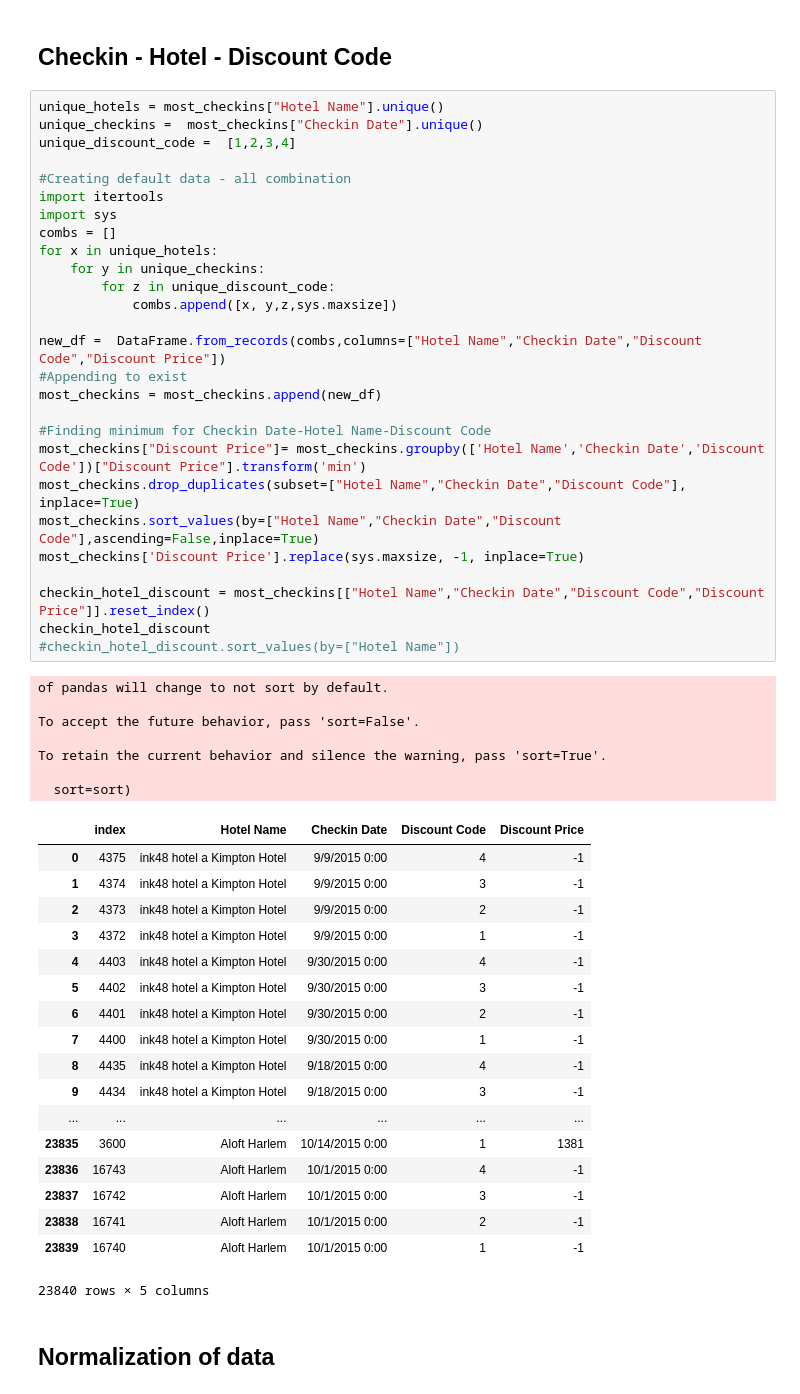
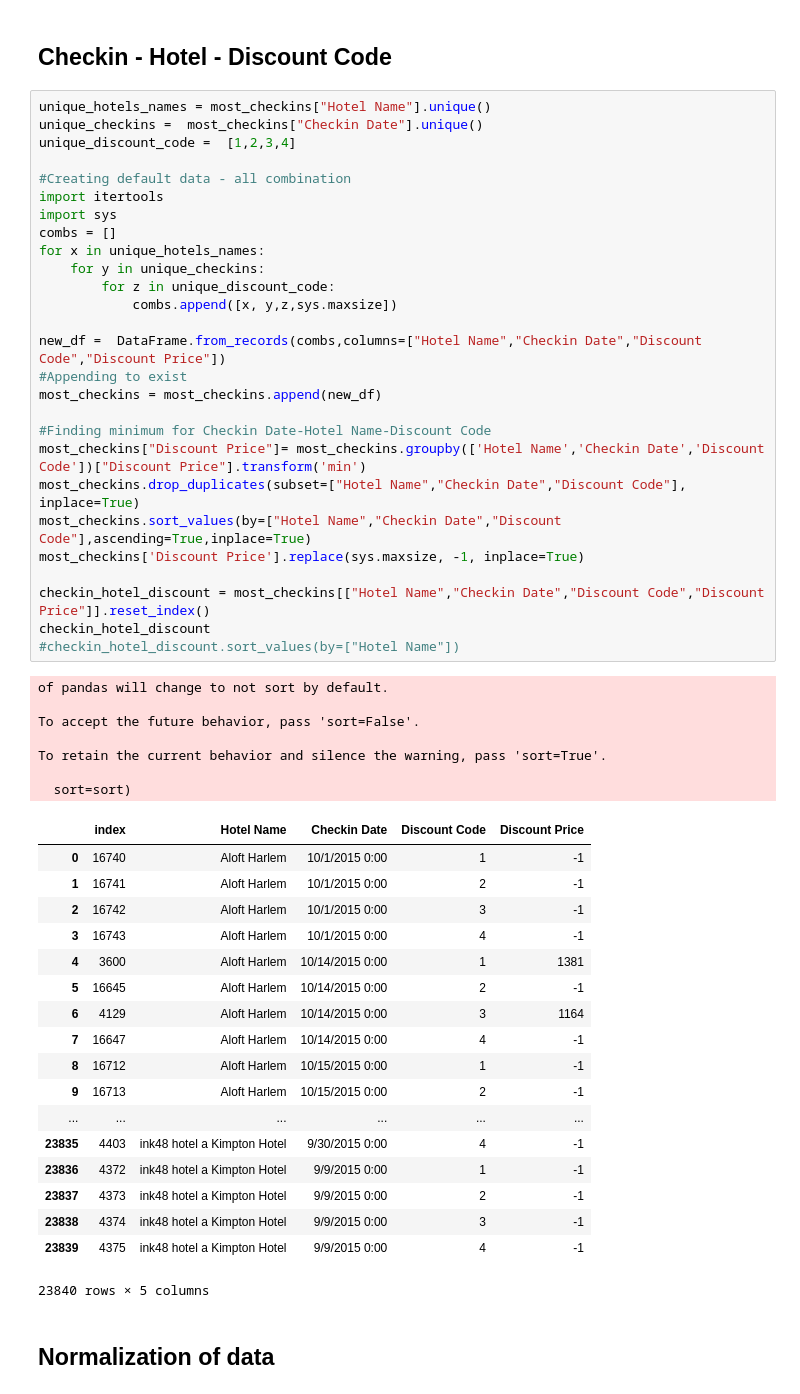
Before and after one commit to EliadProject/Hotels-Data-Science, a Jupyter notebook: Clustering.ipynb, the cells around one changed output. Cells and saved outputs as stored; diff of their text form.

```diff
--- a/Clustering.ipynb
+++ b/Clustering.ipynb
@@ -62,57 +63,57 @@ See the caveats in the documentation: http://pandas.pydata.org/pandas-docs/stabl
 # %% [markdown]
 ## Checkin - Hotel - Discount Code
 # %%
-unique_hotels = most_checkins["Hotel Name"].unique()
+unique_hotels_names = most_checkins["Hotel Name"].unique()
 unique_checkins =  most_checkins["Checkin Date"].unique()
 unique_discount_code =  [1,2,3,4]
 
 #Creating default data - all combination
 import itertools
 import sys
 combs = []
-for x in unique_hotels:
+for x in unique_hotels_names:
     for y in unique_checkins:
         for z in unique_discount_code:
             combs.append([x, y,z,sys.maxsize])
 
 new_df =  DataFrame.from_records(combs,columns=["Hotel Name","Checkin Date","Discount Code","Discount Price"])
 #Appending to exist
 most_checkins = most_checkins.append(new_df)
 
 #Finding minimum for Checkin Date-Hotel Name-Discount Code
 most_checkins["Discount Price"]= most_checkins.groupby(['Hotel Name','Checkin Date','Discount Code'])["Discount Price"].transform('min')
 most_checkins.drop_duplicates(subset=["Hotel Name","Checkin Date","Discount Code"], inplace=True)
-most_checkins.sort_values(by=["Hotel Name","Checkin Date","Discount Code"],ascending=False,inplace=True)
+most_checkins.sort_values(by=["Hotel Name","Checkin Date","Discount Code"],ascending=True,inplace=True)
 most_checkins['Discount Price'].replace(sys.maxsize, -1, inplace=True)
 
 checkin_hotel_discount = most_checkins[["Hotel Name","Checkin Date","Discount Code","Discount Price"]].reset_index()
 checkin_hotel_discount
 #checkin_hotel_discount.sort_values(by=["Hotel Name"])
 # %% [output]
 of pandas will change to not sort by default.
 
 To accept the future behavior, pass 'sort=False'.
 
 To retain the current behavior and silence the warning, pass 'sort=True'.
 
   sort=sort)
 |  | index | Hotel Name | Checkin Date | Discount Code | Discount Price |
-| 0 | 4375 | ink48 hotel a Kimpton Hotel | 9/9/2015 0:00 | 4 | -1 |
-| 1 | 4374 | ink48 hotel a Kimpton Hotel | 9/9/2015 0:00 | 3 | -1 |
-| 2 | 4373 | ink48 hotel a Kimpton Hotel | 9/9/2015 0:00 | 2 | -1 |
-| 3 | 4372 | ink48 hotel a Kimpton Hotel | 9/9/2015 0:00 | 1 | -1 |
-| 4 | 4403 | ink48 hotel a Kimpton Hotel | 9/30/2015 0:00 | 4 | -1 |
-| 5 | 4402 | ink48 hotel a Kimpton Hotel | 9/30/2015 0:00 | 3 | -1 |
-| 6 | 4401 | ink48 hotel a Kimpton Hotel | 9/30/2015 0:00 | 2 | -1 |
-| 7 | 4400 | ink48 hotel a Kimpton Hotel | 9/30/2015 0:00 | 1 | -1 |
-| 8 | 4435 | ink48 hotel a Kimpton Hotel | 9/18/2015 0:00 | 4 | -1 |
-| 9 | 4434 | ink48 hotel a Kimpton Hotel | 9/18/2015 0:00 | 3 | -1 |
+| 0 | 16740 | Aloft Harlem | 10/1/2015 0:00 | 1 | -1 |
+| 1 | 16741 | Aloft Harlem | 10/1/2015 0:00 | 2 | -1 |
+| 2 | 16742 | Aloft Harlem | 10/1/2015 0:00 | 3 | -1 |
+| 3 | 16743 | Aloft Harlem | 10/1/2015 0:00 | 4 | -1 |
+| 4 | 3600 | Aloft Harlem | 10/14/2015 0:00 | 1 | 1381 |
+| 5 | 16645 | Aloft Harlem | 10/14/2015 0:00 | 2 | -1 |
+| 6 | 4129 | Aloft Harlem | 10/14/2015 0:00 | 3 | 1164 |
+| 7 | 16647 | Aloft Harlem | 10/14/2015 0:00 | 4 | -1 |
+| 8 | 16712 | Aloft Harlem | 10/15/2015 0:00 | 1 | -1 |
+| 9 | 16713 | Aloft Harlem | 10/15/2015 0:00 | 2 | -1 |
 | ... | ... | ... | ... | ... | ... |
-| 23835 | 3600 | Aloft Harlem | 10/14/2015 0:00 | 1 | 1381 |
-| 23836 | 16743 | Aloft Harlem | 10/1/2015 0:00 | 4 | -1 |
-| 23837 | 16742 | Aloft Harlem | 10/1/2015 0:00 | 3 | -1 |
-| 23838 | 16741 | Aloft Harlem | 10/1/2015 0:00 | 2 | -1 |
-| 23839 | 16740 | Aloft Harlem | 10/1/2015 0:00 | 1 | -1 |
+| 23835 | 4403 | ink48 hotel a Kimpton Hotel | 9/30/2015 0:00 | 4 | -1 |
+| 23836 | 4372 | ink48 hotel a Kimpton Hotel | 9/9/2015 0:00 | 1 | -1 |
+| 23837 | 4373 | ink48 hotel a Kimpton Hotel | 9/9/2015 0:00 | 2 | -1 |
+| 23838 | 4374 | ink48 hotel a Kimpton Hotel | 9/9/2015 0:00 | 3 | -1 |
+| 23839 | 4375 | ink48 hotel a Kimpton Hotel | 9/9/2015 0:00 | 4 | -1 |
 23840 rows × 5 columns
 # %% [markdown]
 ## Normalization of data
```
Also changed, not shown: parts of 11 cells of this notebook.
